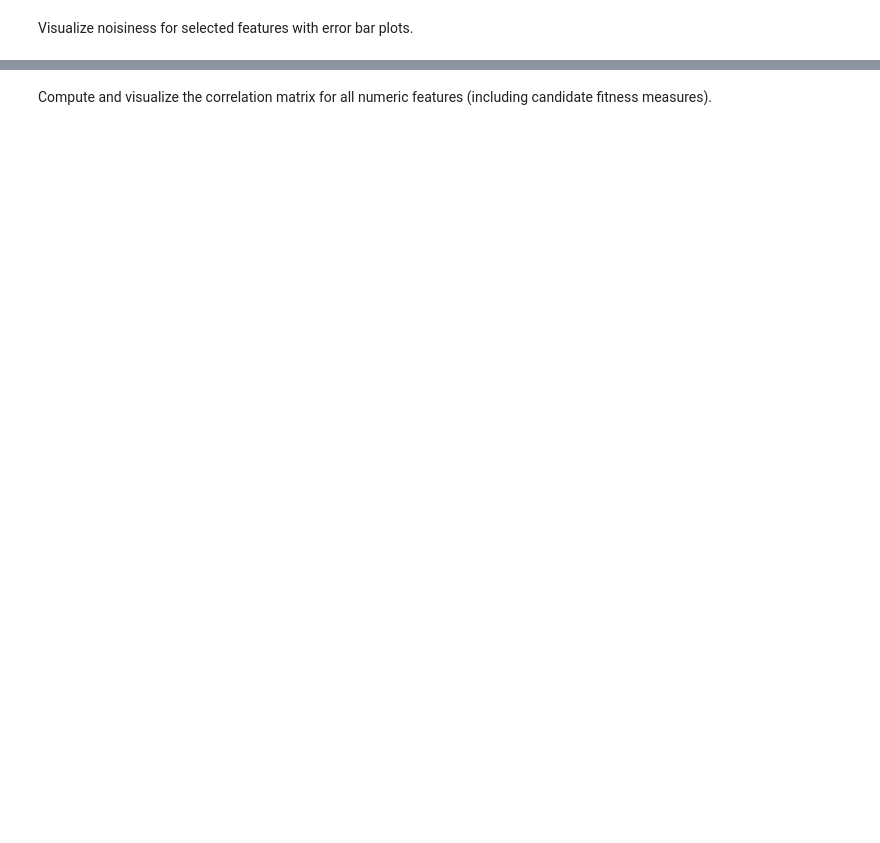
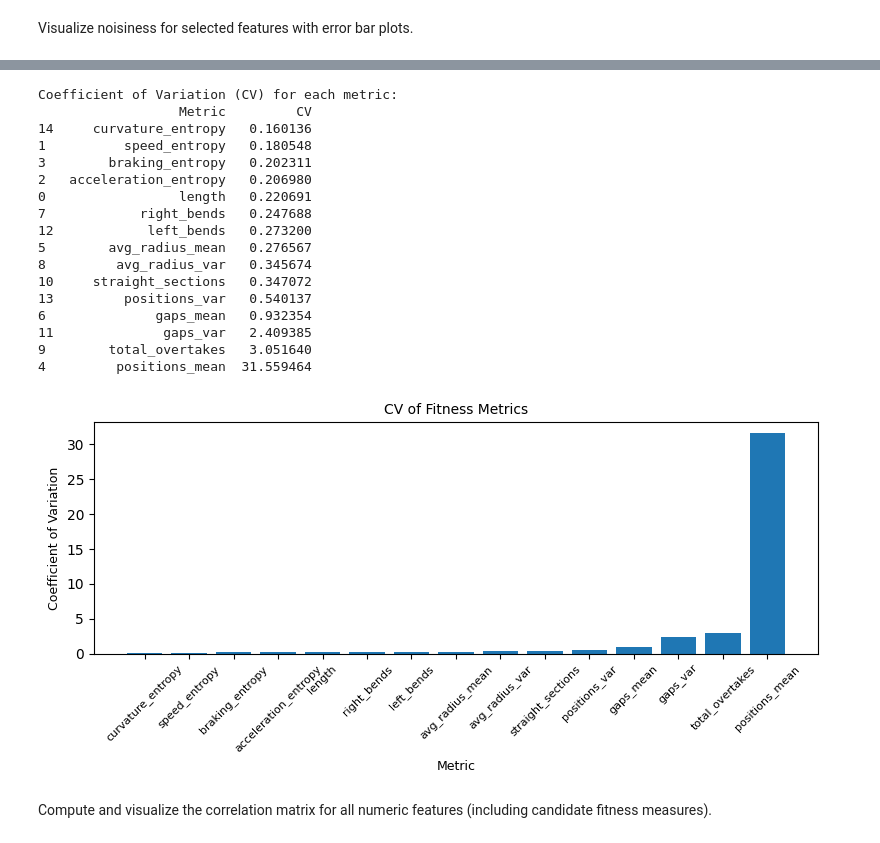
Before and after one commit to martinopiaggi/Quality-Diversity-for-Racing-Track-Design, a Jupyter notebook: data_analysis/noiseness_analysis.ipynb, the cells around one changed output, grey strips where cells are left out. Saved outputs shown, nothing was run; the diff lists cells and outputs as text; code cells hidden in the pictures; blank space fills up the shorter version.

```diff
--- a/data_analysis/noiseness_analysis.ipynb
+++ b/data_analysis/noiseness_analysis.ipynb
@@ -115,3 +133,51 @@ KeyError: 'positions_mean'
+# %%
+## Coefficient of Variation (CV)
+#
+# Compute and visualize the coefficient of variation for each fitness metric over all simulation runs.
+
+# %%
+import numpy as np
+from sklearn.decomposition import PCA
+import scipy.cluster.hierarchy as sch
+
+cv_values = {}
+for metric in features:
+    mean_val = df_all[metric].mean()
+    std_val = df_all[metric].std()
+    cv_values[metric] = std_val / abs(mean_val) if mean_val != 0 else np.nan
+
+cv_df = pd.DataFrame(list(cv_values.items()), columns=["Metric", "CV"])
+cv_df.sort_values("CV", inplace=True)
+print("Coefficient of Variation (CV) for each metric:")
+print(cv_df)
+
+plt.figure(figsize=(8, 4))
+plt.bar(cv_df["Metric"], cv_df["CV"])
+plt.xlabel("Metric", fontsize=9)
+plt.ylabel("Coefficient of Variation", fontsize=9)
+plt.title("CV of Fitness Metrics", fontsize=10)
+plt.xticks(rotation=45, fontsize=8)
+plt.tight_layout()
+plt.show()
+# %% [output]
+Coefficient of Variation (CV) for each metric:
+                  Metric         CV
+14     curvature_entropy   0.160136
+1          speed_entropy   0.180548
+3        braking_entropy   0.202311
+2   acceleration_entropy   0.206980
+0                 length   0.220691
+7            right_bends   0.247688
+12            left_bends   0.273200
+5        avg_radius_mean   0.276567
+8         avg_radius_var   0.345674
+10     straight_sections   0.347072
+13         positions_var   0.540137
+6              gaps_mean   0.932354
+11              gaps_var   2.409385
+9        total_overtakes   3.051640
+4         positions_mean  31.559464
+[figure, added]
 # %% [markdown]
 Compute and visualize the correlation matrix for all numeric features (including candidate fitness measures).
 # %%
```
Also changed, not shown: parts of 27 cells of this notebook, 1 other file.
